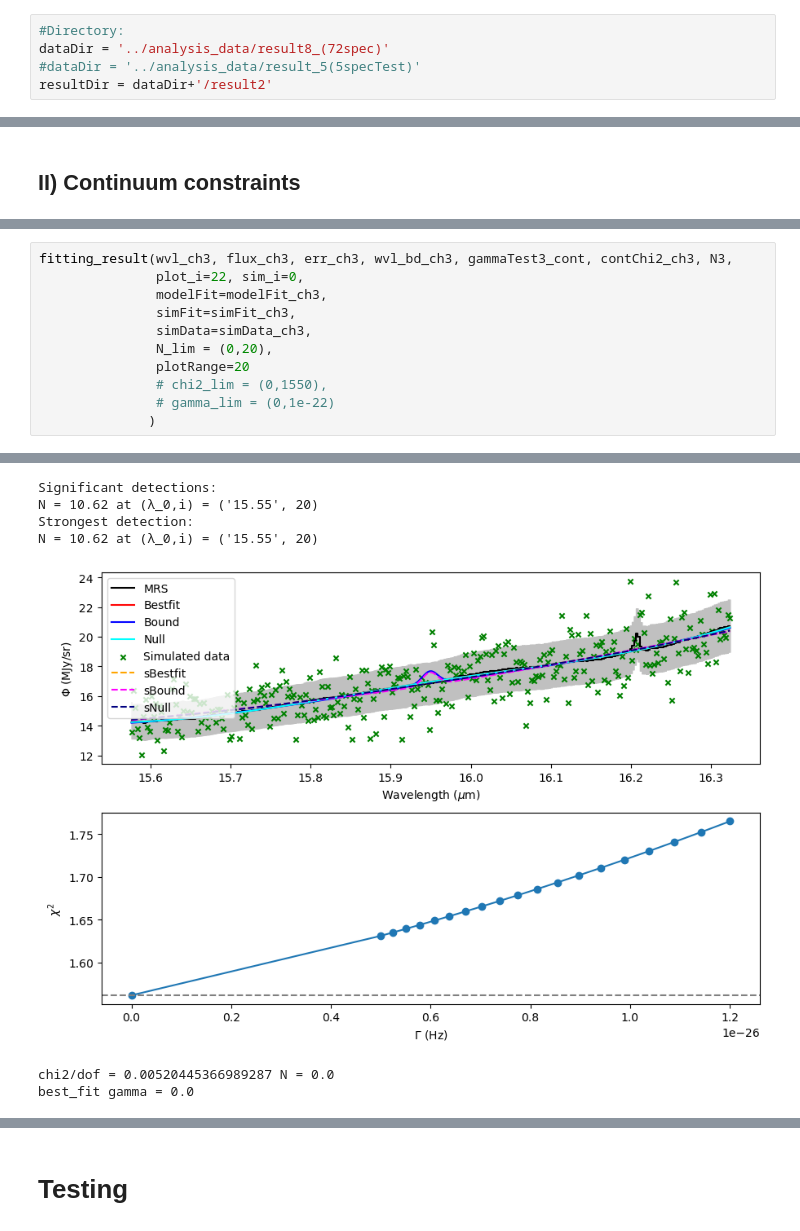
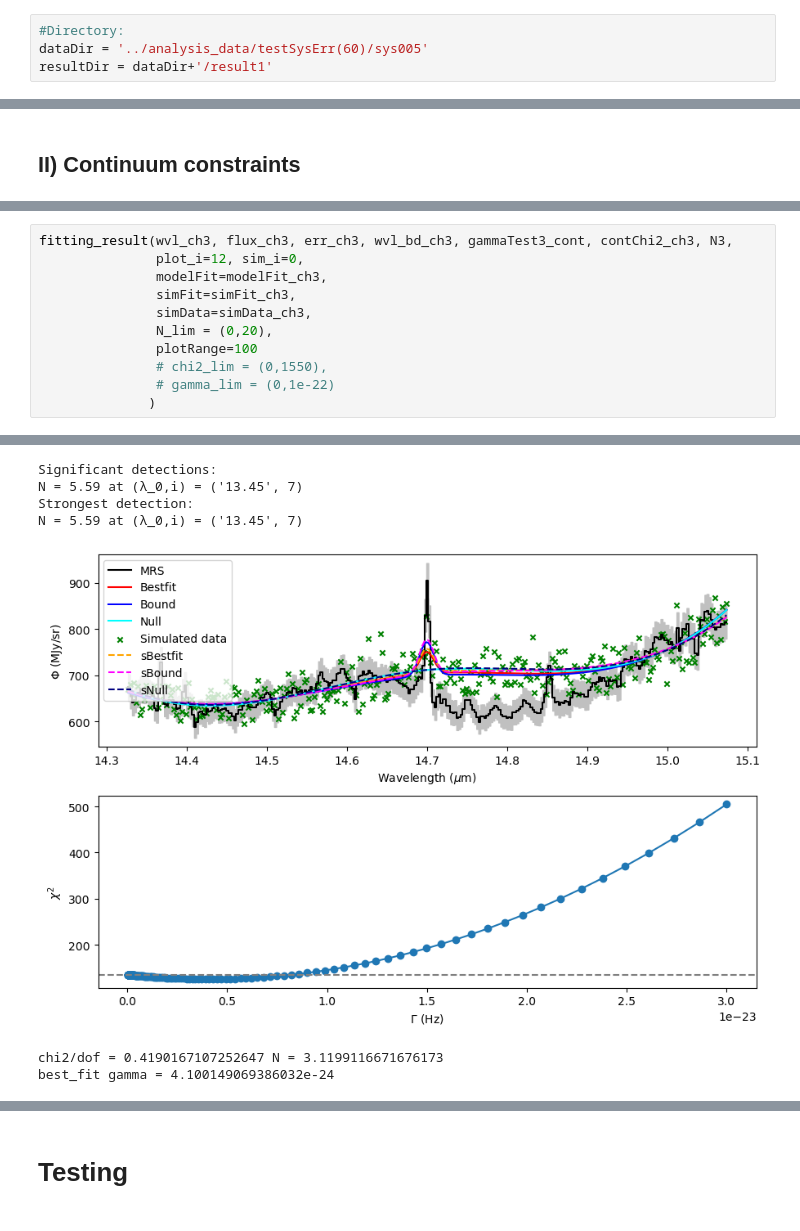
Before and after one commit to Timwong313/axionJWST_2024, a Jupyter notebook: MRS_analysis/code/plotResult.ipynb, the cells around one changed output, grey strips where cells are left out. Cells and saved outputs as stored; diff of their text form.

```diff
--- a/MRS_analysis/code/plotResult.ipynb
+++ b/MRS_analysis/code/plotResult.ipynb
@@ -8,9 +8,8 @@ from scipy import constants
 # Data
 # %%
 #Directory:
-dataDir = '../analysis_data/result8_(72spec)'
-#dataDir = '../analysis_data/result_5(5specTest)'
-resultDir = dataDir+'/result2'
+dataDir = '../analysis_data/testSysErr(60)/sys005'
+resultDir = dataDir+'/result1'
 # %%
 def retrieveData(fileName):
     data = np.load(resultDir+'/'+fileName)
@@ -383,11 +378,11 @@ best_fit gamma = 0.0
 # %%
 fitting_result(wvl_ch3, flux_ch3, err_ch3, wvl_bd_ch3, gammaTest3_cont, contChi2_ch3, N3,
-               plot_i=22, sim_i=0,
+               plot_i=12, sim_i=0,
                modelFit=modelFit_ch3,
                simFit=simFit_ch3,
                simData=simData_ch3,
                N_lim = (0,20),
-               plotRange=20
+               plotRange=100
                # chi2_lim = (0,1550),
                # gamma_lim = (0,1e-22)
               )
@@ -396,9 +391,9 @@ fitting_result(wvl_ch3, flux_ch3, err_ch3, wvl_bd_ch3, gammaTest3_cont, contChi2
 Significant detections:
-N = 10.62 at (λ_0,i) = ('15.55', 20)
+N = 5.59 at (λ_0,i) = ('13.45', 7)
 Strongest detection:
-N = 10.62 at (λ_0,i) = ('15.55', 20)
+N = 5.59 at (λ_0,i) = ('13.45', 7)
-[figure, old version]
+[figure, new version]
-chi2/dof = 0.00520445366989287 N = 0.0
-best_fit gamma = 0.0
+chi2/dof = 0.4190167107252647 N = 3.1199116671676173
+best_fit gamma = 4.100149069386032e-24
 # %%
 fitting_result(wvl_ch4, flux_ch4, err_ch4, wvl_bd_ch4, gammaTest4_cont, contChi2_ch4, N4,
```
Also changed, not shown: parts of 15 cells of this notebook, 21 other files.
